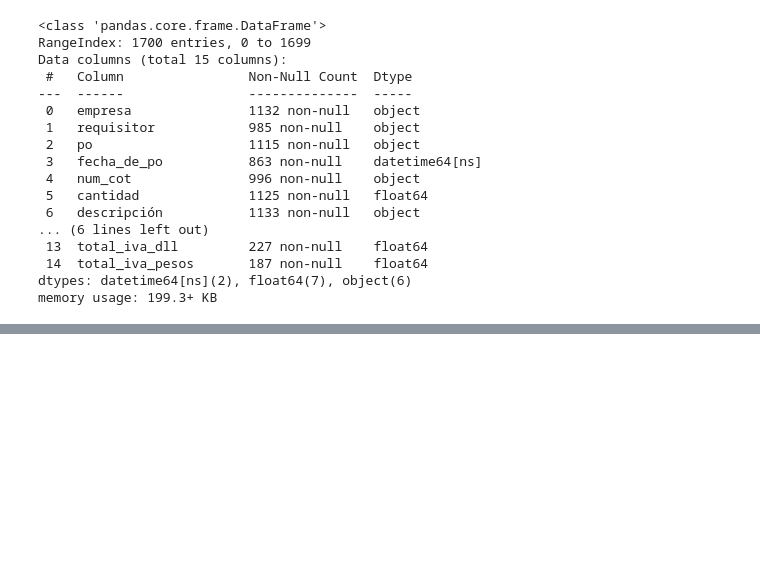
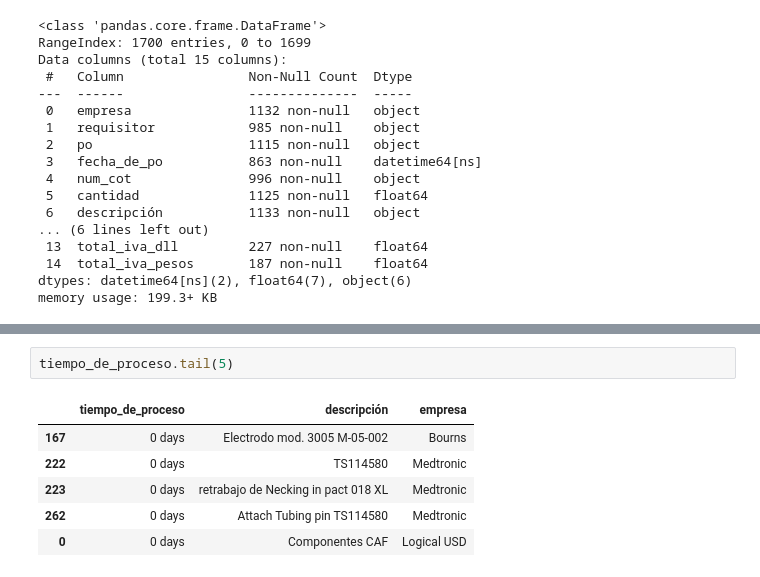
Before and after one commit to UnDogmaticSocrates/IDM_project, a Jupyter notebook: duracion_de_proyectos.ipynb, the cells around one changed output, grey strips where cells are left out. Drawn from its saved outputs; the diff is of its cells as text; blank space fills up the shorter version.

```diff
--- a/duracion_de_proyectos.ipynb
+++ b/duracion_de_proyectos.ipynb
@@ -90,0 +92,9 @@ df[df['tiempo_de_proceso'] == '-353 days']
+# %%
+tiempo_de_proceso.tail(5)
+# %% [output]
+|  | tiempo_de_proceso | descripción | empresa |
+| 167 | 0 days | Electrodo mod. 3005 M-05-002 | Bourns |
+| 222 | 0 days | TS114580 | Medtronic |
+| 223 | 0 days | retrabajo de Necking in pact 018 XL | Medtronic |
+| 262 | 0 days | Attach Tubing pin TS114580 | Medtronic |
+| 0 | 0 days | Componentes CAF | Logical USD |
```
Also changed, not shown: parts of 16 cells of this notebook, 7 other files.
